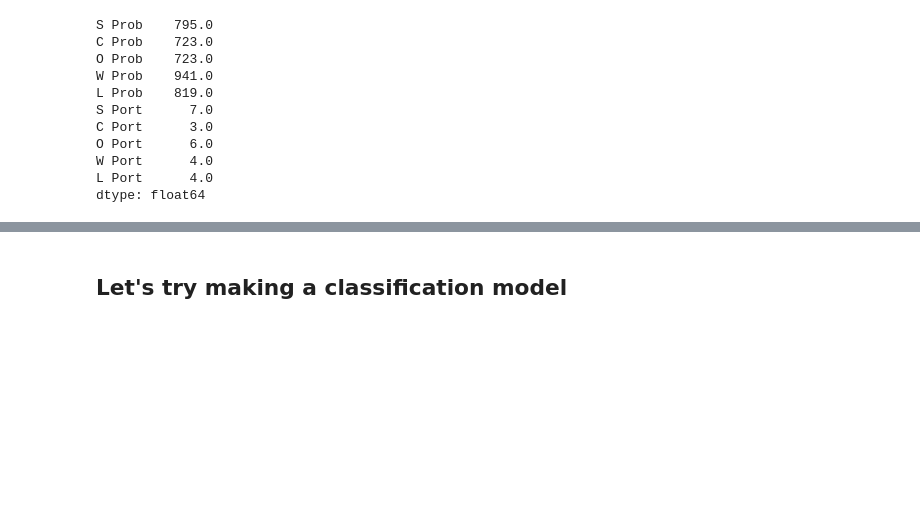
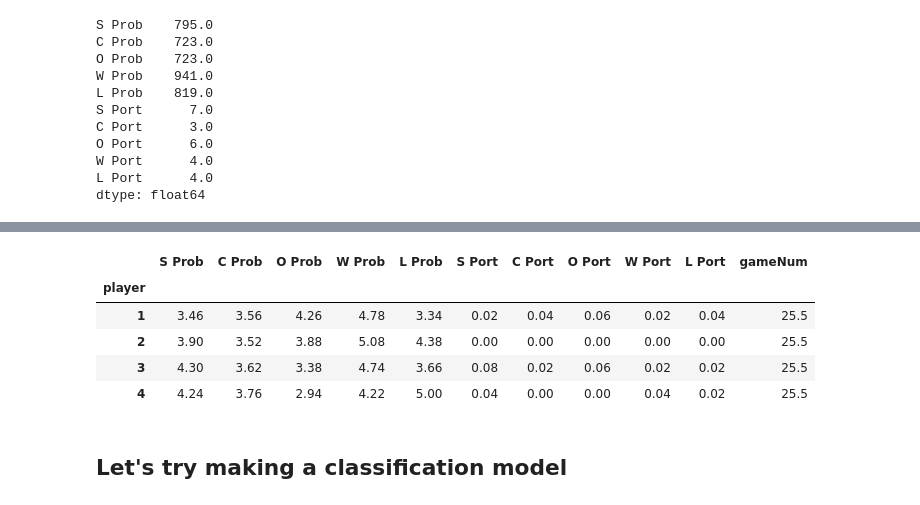
Before and after one commit to avikejriwal/Catan, a Jupyter notebook: Data_exploration.ipynb, the cells around one changed output, grey strips where cells are left out. Saved outputs shown, nothing was run; the diff lists cells and outputs as text; code cells hidden in the pictures; blank space fills up the shorter version.

```diff
--- a/Data_exploration.ipynb
+++ b/Data_exploration.ipynb
@@ -192,0 +226,13 @@ dtype: float64
+# %%
+#Looking at average probabilities across games
+
+cols = [i + ' Prob' for i in resources]
+game_probs = starting_settlements[cols].copy()
+
+game_probs['gameNum'] = df['gameNum']
+game_probs['player'] = df['player']
+
+#Wheat has the highest average access probability across all starting settlements
+game_probs.mean().sort_values()
+
+#Ore is one of the lowest-value: more valuable late-game
@@ -193,3 +248,13 @@ dtype: float64
+# %%
+#even when decomposing by turn order
+game_probs.groupby('player').mean()
+# %% [output]
+|  | S Prob | C Prob | O Prob | W Prob | L Prob | S Port | C Port | O Port | W Port | L Port | gameNum |
+| player |  |  |  |  |  |  |  |  |  |  |  |
+| 1 | 3.46 | 3.56 | 4.26 | 4.78 | 3.34 | 0.02 | 0.04 | 0.06 | 0.02 | 0.04 | 25.5 |
+| 2 | 3.90 | 3.52 | 3.88 | 5.08 | 4.38 | 0.00 | 0.00 | 0.00 | 0.00 | 0.00 | 25.5 |
+| 3 | 4.30 | 3.62 | 3.38 | 4.74 | 3.66 | 0.08 | 0.02 | 0.06 | 0.02 | 0.02 | 25.5 |
+| 4 | 4.24 | 3.76 | 2.94 | 4.22 | 5.00 | 0.04 | 0.00 | 0.00 | 0.04 | 0.02 | 25.5 |
 # %% [markdown]
 ## Let's try making a classification model
 # %%
```
Also changed, not shown: parts of 3 cells of this notebook.
